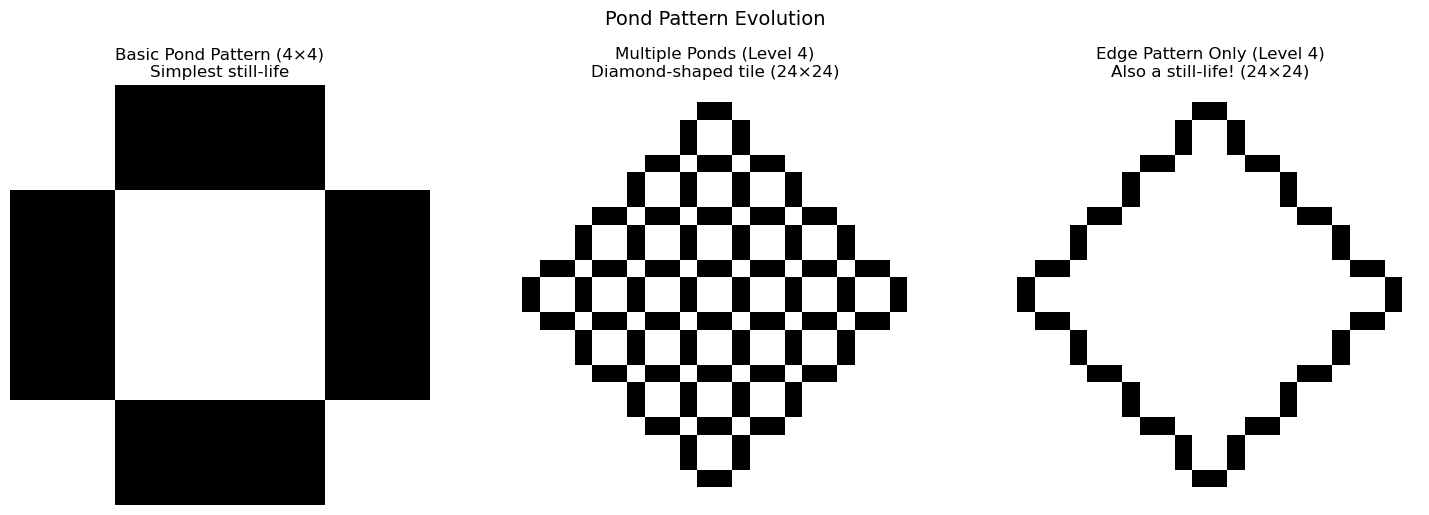
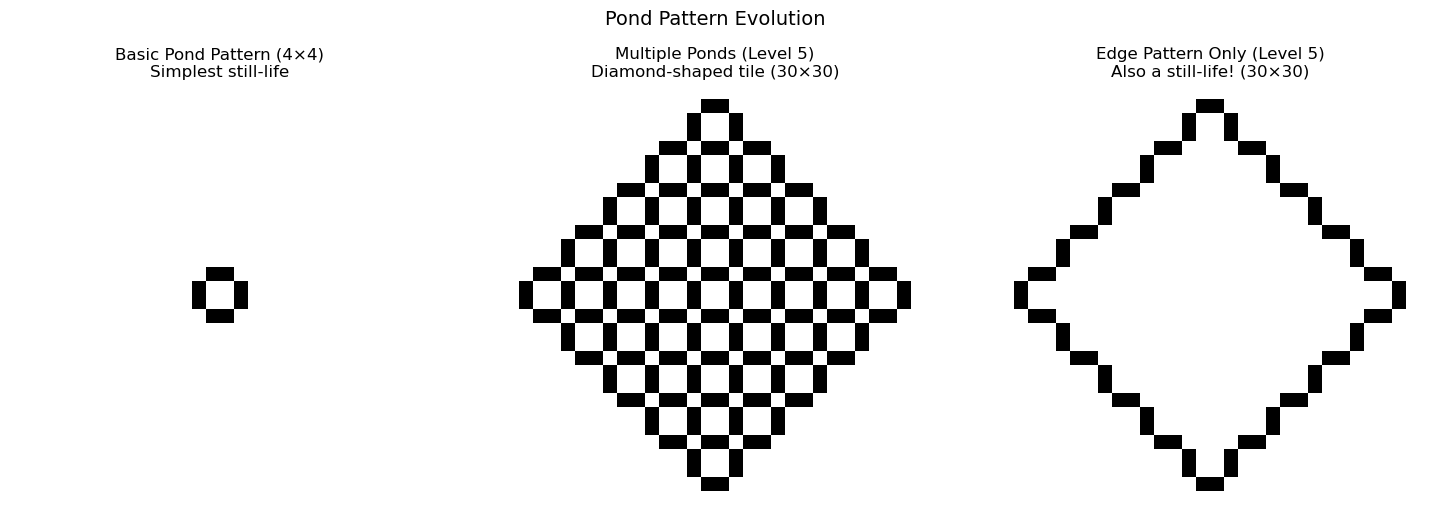
The change to this notebook cell's code, shown as a diff; its figure went from the first image to the second:
--- before
+++ after
@@ -1,11 +1,18 @@
-# Show the three types of pond patterns
-# Use the library from Step 1, or create a level 4 instance for pond patterns
-library_level4 = PatternLibrary.load(level=4)
+# Show how the pattens are built up
+# Use the library from Step 1, or create an instance for pond patterns
+level = 5
+library = PatternLibrary.load(level=level)
 
 fig, axes = plt.subplots(1, 3, figsize=(15, 5))
 
+# 0. get pond_multiple object for dimensions
+pond_multiple = library.pond_pattern_multiple()
+height, width = pond_multiple.shape
+
 # 1. Basic pond pattern (4x4)
 basic_pond = PatternLibrary.pond_pattern()
-axes[0].imshow(basic_pond, cmap='binary', interpolation='nearest')
+basic_pond_show = np.zeros_like(pond_multiple)
+basic_pond_show[3*level-2:3*level+2,3*level-2:3*level+2] = basic_pond
+axes[0].imshow(basic_pond_show, cmap='binary', interpolation='nearest')
 axes[0].set_title('Basic Pond Pattern (4×4)\nSimplest still-life', fontsize=12)
 axes[0].axis('off')
@@ -15,13 +22,12 @@
 
 # 2. Multiple ponds glued together
-pond_multiple = library_level4.pond_pattern_multiple()
 axes[1].imshow(pond_multiple, cmap='binary', interpolation='nearest')
-axes[1].set_title(f'Multiple Ponds (Level 4)\nDiamond-shaped tile ({pond_multiple.shape[0]}×{pond_multiple.shape[1]})', fontsize=12)
+axes[1].set_title(f'Multiple Ponds (Level {level})\nDiamond-shaped tile ({height}×{width})', fontsize=12)
 axes[1].axis('off')
 
 # 3. Edge pattern only
-pond_edge = library_level4.pond_pattern_edge()
+pond_edge = library.pond_pattern_edge()
 axes[2].imshow(pond_edge, cmap='binary', interpolation='nearest')
-axes[2].set_title(f'Edge Pattern Only (Level 4)\nAlso a still-life! ({pond_edge.shape[0]}×{pond_edge.shape[1]})', fontsize=12)
+axes[2].set_title(f'Edge Pattern Only (Level {level})\nAlso a still-life! ({height}×{width})', fontsize=12)
 axes[2].axis('off')
 

Commit: Inspect mosaic generation (still faulty)